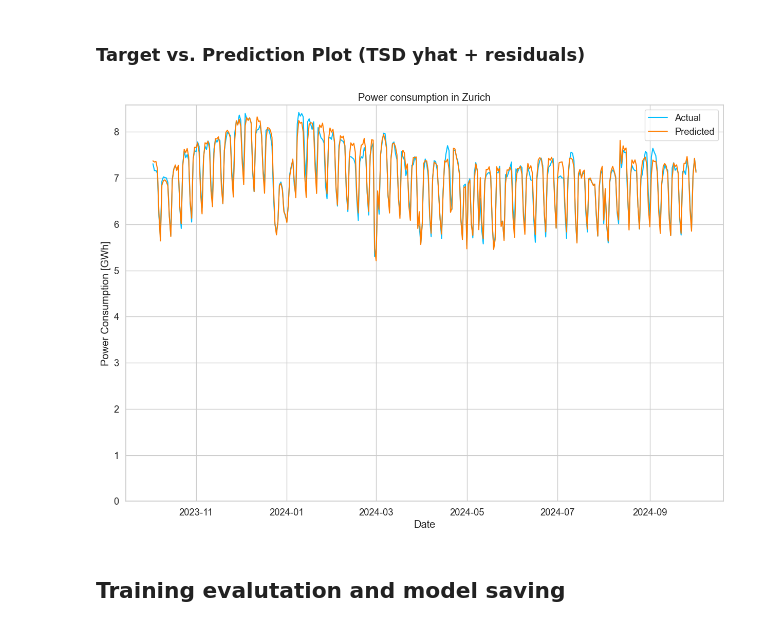
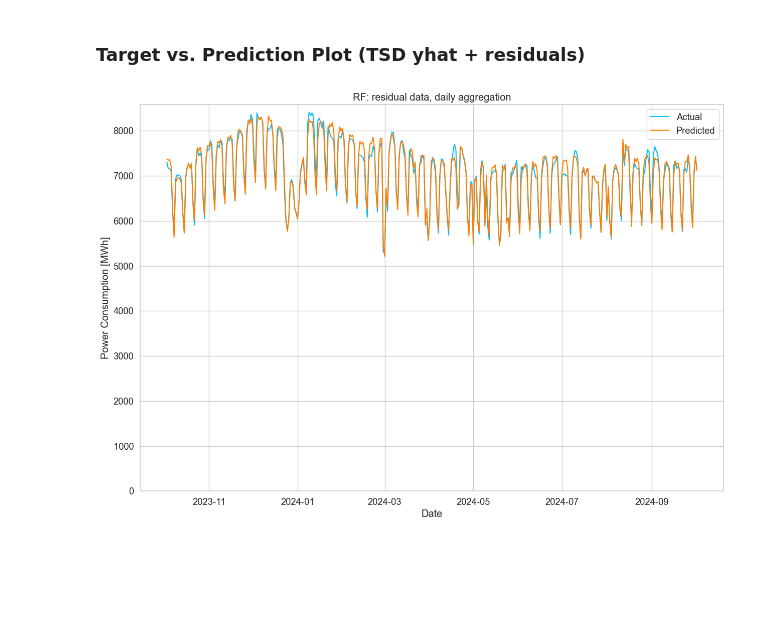
Before and after one commit to d-sbrgr/DSPRO1-power-prediction, a Jupyter notebook: random_forest_models.ipynb, the cells around one changed output. Saved outputs shown, nothing was run; the diff lists cells and outputs as text; code cells hidden in the pictures; blank space fills up the shorter version.

```diff
--- a/random_forest_models.ipynb
+++ b/random_forest_models.ipynb
@@ -775,8 +744,6 @@ plot_residuals(y_test + y_test_yhat, y_pred + y_test_yhat)
 # %% [markdown]
 ### Target vs. Prediction Plot (TSD yhat + residuals)
 # %%
-plot_target_and_predictions(test_dates, (y_test + y_test_yhat) / 1e6, (y_pred + y_test_yhat) / 1e6, "Power consumption in Zurich", "Date", "Power Consumption [GWh]")
+plot_target_and_predictions(test_dates, (y_test + y_test_yhat) / 1e3, (y_pred + y_test_yhat) / 1e3, "RF: residual data, daily aggregation", "Date", "Power Consumption [MWh]")
 # %% [output]
-[figure, old version]
+[figure, new version]
-# %% [markdown]
-## Training evalutation and model saving
```
Also changed, not shown: parts of 28 cells of this notebook, 2 other files.
